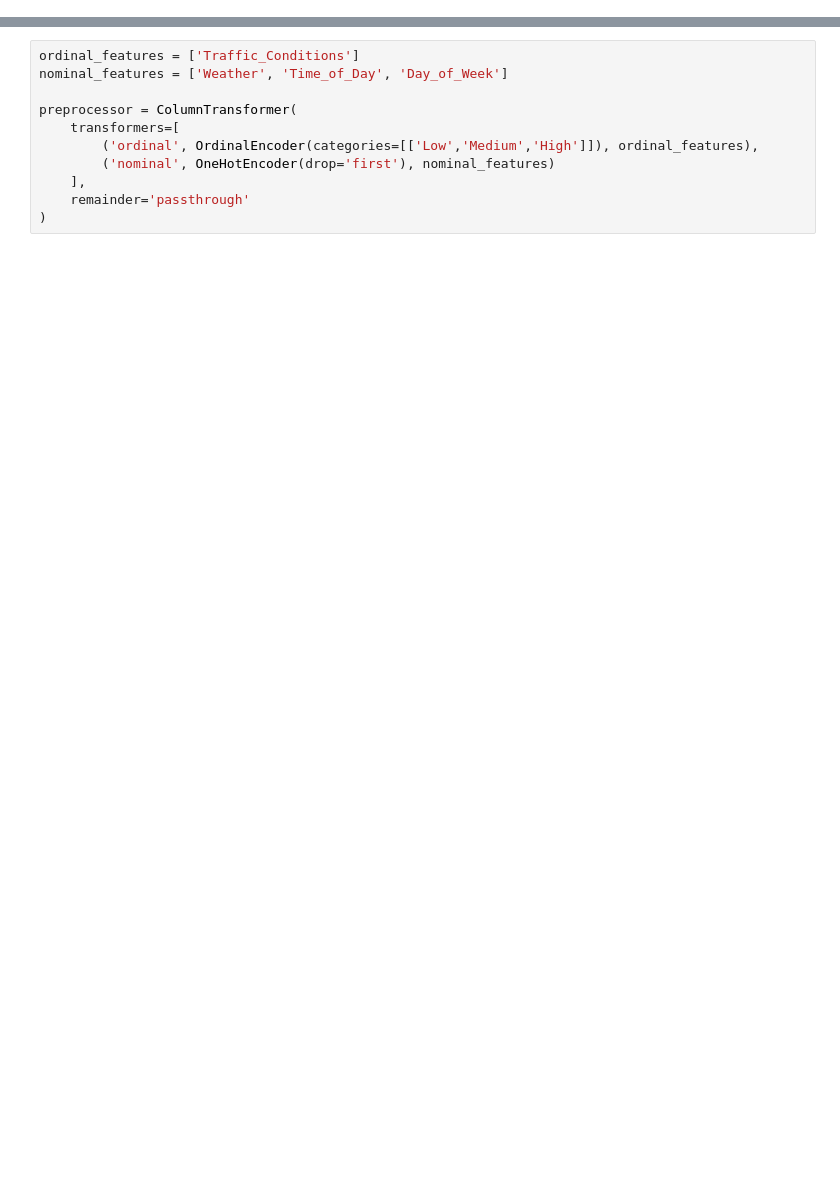
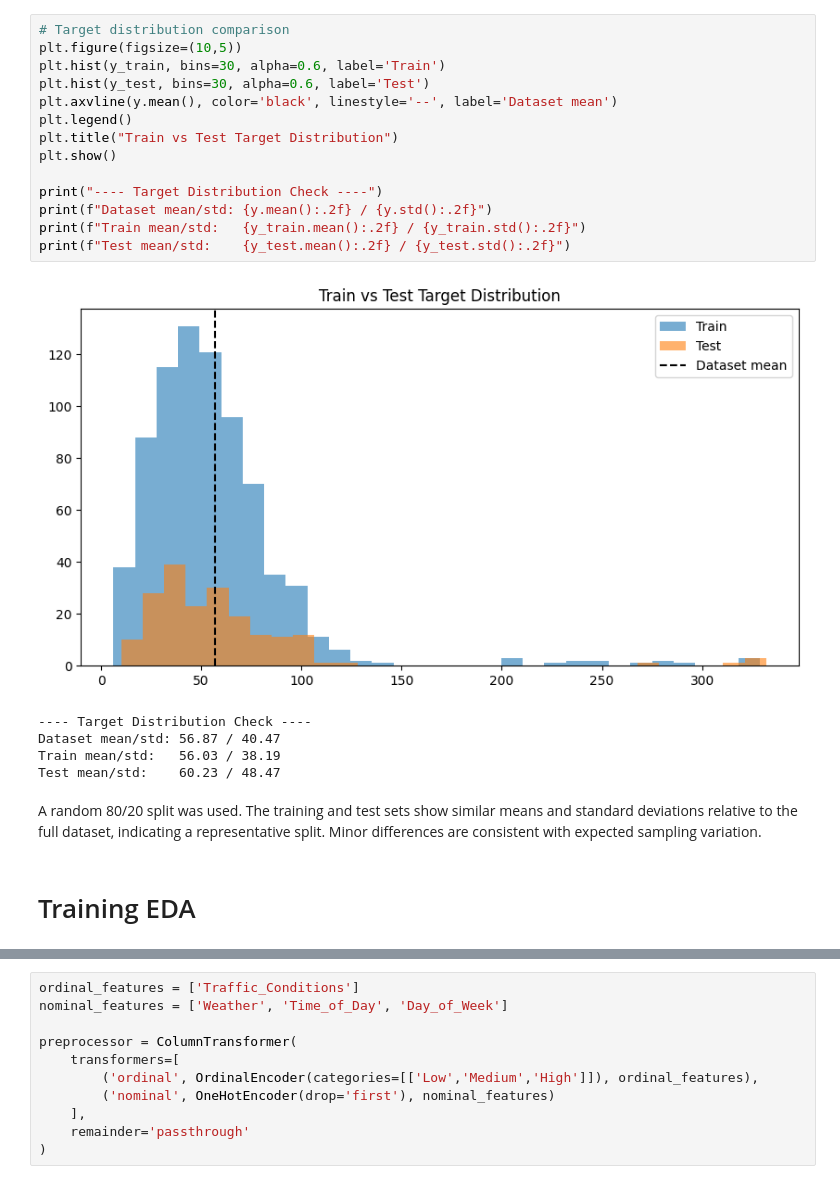
Before and after one commit to Padawan2024/ML-Portfolio, a Jupyter notebook: Supervised_ML/Regression/Predict Taxi Price/Notebooks/Regression Models.ipynb, the cells around one changed output, grey strips where cells are left out. Saved outputs shown, nothing was run; the diff lists cells and outputs as text; blank space fills up the shorter version.

Commit message:
contiued distribution analysis

```diff
--- a/Supervised_ML/Regression/Predict Taxi Price/Notebooks/Regression Models.ipynb
+++ b/Supervised_ML/Regression/Predict Taxi Price/Notebooks/Regression Models.ipynb
@@ -27,0 +48,24 @@ preprocessed_df
+# %%
+# Target distribution comparison
+plt.figure(figsize=(10,5))
+plt.hist(y_train, bins=30, alpha=0.6, label='Train')
+plt.hist(y_test, bins=30, alpha=0.6, label='Test')
+plt.axvline(y.mean(), color='black', linestyle='--', label='Dataset mean')
+plt.legend()
+plt.title("Train vs Test Target Distribution")
+plt.show()
+
+print("---- Target Distribution Check ----")
+print(f"Dataset mean/std: {y.mean():.2f} / {y.std():.2f}")
+print(f"Train mean/std:   {y_train.mean():.2f} / {y_train.std():.2f}")
+print(f"Test mean/std:    {y_test.mean():.2f} / {y_test.std():.2f}")
+# %% [output]
+[figure, added]
+---- Target Distribution Check ----
+Dataset mean/std: 56.87 / 40.47
+Train mean/std:   56.03 / 38.19
+Test mean/std:    60.23 / 48.47
+# %% [markdown]
+A random 80/20 split was used. The training and test sets show similar means and standard deviations relative to the full dataset, indicating a representative split. Minor differences are consistent with expected sampling variation.
+# %% [markdown]
+# Training EDA
```
Also changed, not shown: parts of 21 cells of this notebook, 1 other file.
